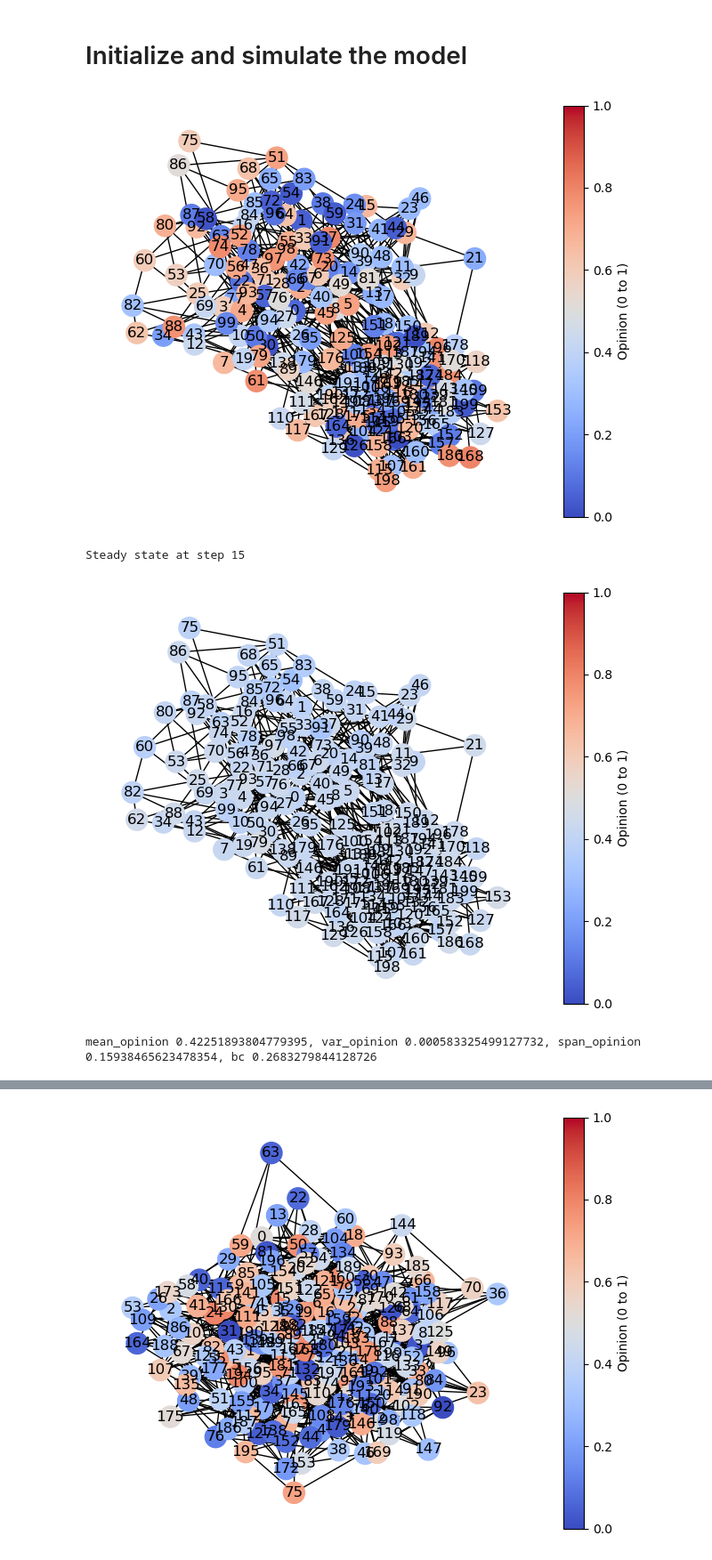
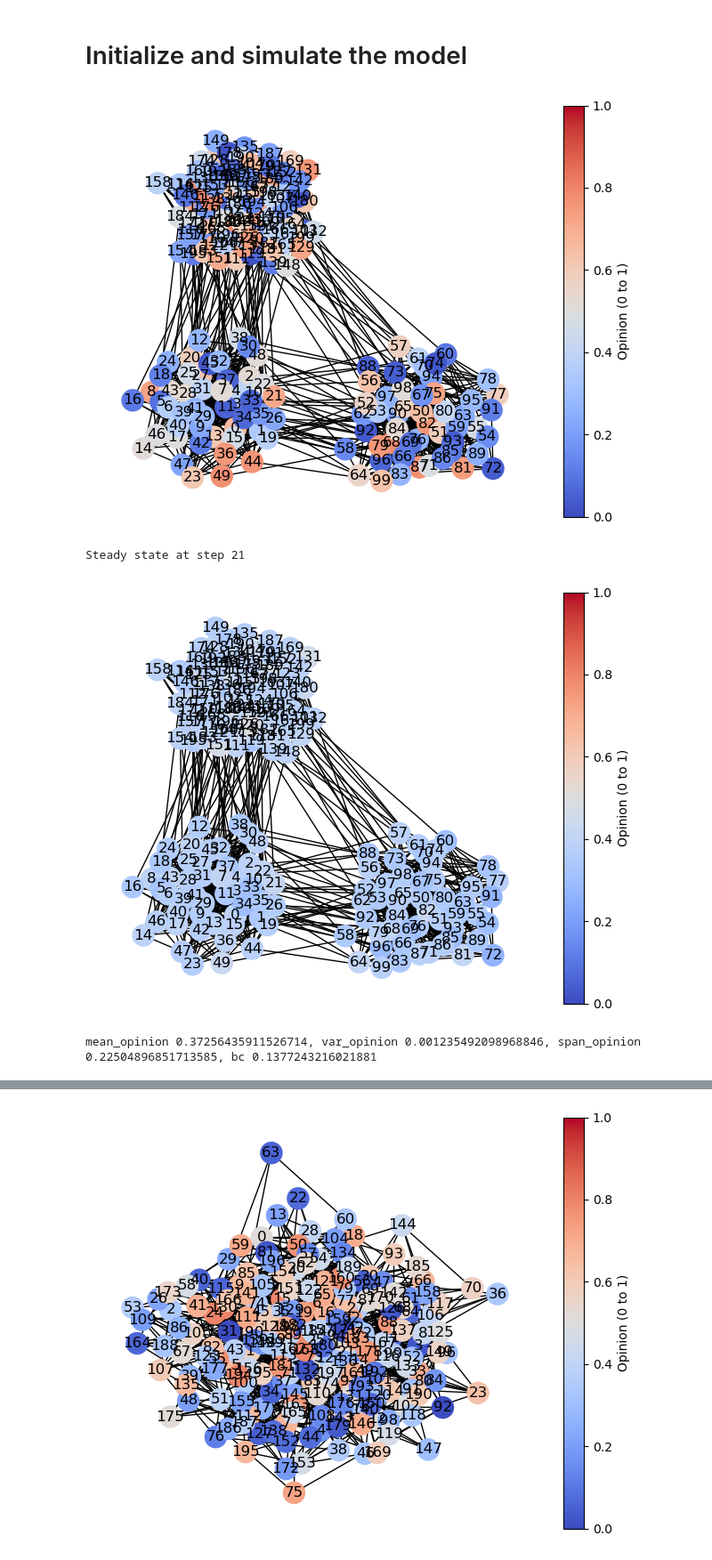
Before and after one commit to Batuffola/review_opinion-dynamics, a Jupyter notebook: update.ipynb, the cells around one changed output, grey strips where cells are left out. Shown at 89% size. Drawn from its saved outputs; the diff is of its cells as text; code cells hidden in the pictures.

```diff
--- a/update.ipynb
+++ b/update.ipynb
@@ -47,7 +47,7 @@ class Environment:
 
         # Generate the network
         if network_type == 'random':
-            self._generate_random_network(kwargs.get('connection_probability', 0.05))
+            self._generate_random_network( self.num_agents, kwargs.get('connection_probability', 0.05))
         elif network_type == 'scale-free':
             self._generate_scale_free_network(kwargs.get('m_edges_per_node', 3))
         elif network_type == 'sbm':
@@ -58,15 +58,15 @@ class Environment:
         else:
             raise ValueError("Invalid network type. Choose from 'random', 'scale-free', or 'sbm'.")
 
-    def _generate_random_network(self, connection_probability):
+    def _generate_random_network(self, num_agents, connection_probability):
         """
         Generate a random network with the specified connection probability.
         """
-        for i in range(self.num_agents):
-            for j in range(i + 1, self.num_agents):
+        for i in range(num_agents):
+            for j in range(i + 1, num_agents):
                 if random.random() < connection_probability:
-                    weight = random.uniform(0.1, 1.0)  # Random weight
-                    self.graph.add_edge(i, j, weight=weight)
+                    weight = random.uniform(0.1, 1.0)  # Assign a random weight
+                    self.graph.add_edge(i, j, weight=weight)  # ✅ Restores old behavior
 
     def _generate_scale_free_network(self, m_edges_per_node):
         """
@@ -453,17 +451,22 @@ connection_probability = 0.05
 random.seed(42)
 
 
-beta =  1 #coupling_strength
+beta =  0.5 #coupling_strength
 rho = 0.7  #threshold of opiniondifferences
 alpha = 0.2  #controversity of the topic positiv definit
 
 #for stoch block model
-sizes = [50, 50, 100]
-p_matrix = [[0.1, 0.02, 0.01], [0.02, 0.1, 0.01], [0.01, 0.01, 0.1]]
+sizes = [50, 50, 100] #sizes of the communities, comminity one 50 agents, community two 50 agents, community three 100 agents
+p_matrix = [[0.3, 0.015, 0.01], #connection_probability from group 1 to group 1, group 2 and group 3,
+            [0.015, 0.3, 0.005],                         #from group 2 to group 1, group 2 and group 3,
+            [0.01, 0.005, 0.3]]                         #from group 3 to group 1, group 2 and group 3
 
 #model = Model(num_agents, beta, rho, alpha, network_type='random', connection_probability=0.05) #random network
 #model = Model(num_agents, beta, rho, alpha, network_type='scale-free', m_edges_per_node=3) #scale-free network
 model = Model(num_agents, beta, rho, alpha, network_type='sbm', sizes=sizes, p_matrix=p_matrix)
+
+
+#model = Model(num_agents, connection_probability,beta,rho,alpha) #old random model
 layout = nx.spring_layout(model.environment.graph)
 visualize_network(model.environment, layout)
 
@@ -472,34 +475,34 @@ visualize_network(model.environment, layout)
 
 
 num_steps = 50
 for step in range(num_steps):
     previous_opinions = [model.environment.graph.nodes[node]['agent'].opinion for node in model.environment.graph.nodes]
     model.step()
     if track_opinion_change(previous_opinions, model) < 0.003:
         print(f"Steady state at step {step}")
         break
 visualize_network(model.environment, layout)
 current_opinions = [model.environment.graph.nodes[node]['agent'].opinion for node in model.environment.graph.nodes] # Get current opinions
 mean_opinion = np.mean(current_opinions)
 var_opinion = np.var(current_opinions)
 span_opinion = np.max(current_opinions) - np.min(current_opinions)
 bc =measure_bimodality_coefficient(model.environment)
 
 print(f"mean_opinion {mean_opinion}, var_opinion {var_opinion}, span_opinion {span_opinion}, bc {bc}")
 plot_opinion_distribution(model.environment, step)
 
 bipolarity = measure_bipolarity(model.environment)
 entropy = measure_entropy(model.environment)
 peak_distance = measure_peak_distance(model.environment)
 network_polarization = measure_network_polarization(model.environment)
 
 print(f"Variance: {var_opinion}")
 print(f"Bipolarity: {bipolarity}")
 print(f"Entropy: {entropy}")
 print(f"Peak Distance: {peak_distance}")
 print(f"Network Polarization: {network_polarization}")
 # %% [output]
-[figure, old version]
+[figure, new version]
-Steady state at step 15
+Steady state at step 21
-[figure, old version]
+[figure, new version]
-mean_opinion 0.42251893804779395, var_opinion 0.000583325499127732, span_opinion 0.15938465623478354, bc 0.2683279844128726
+mean_opinion 0.37256435911526714, var_opinion 0.001235492098968846, span_opinion 0.22504896851713585, bc 0.1377243216021881
```
Also changed, not shown: parts of 3 cells of this notebook.
